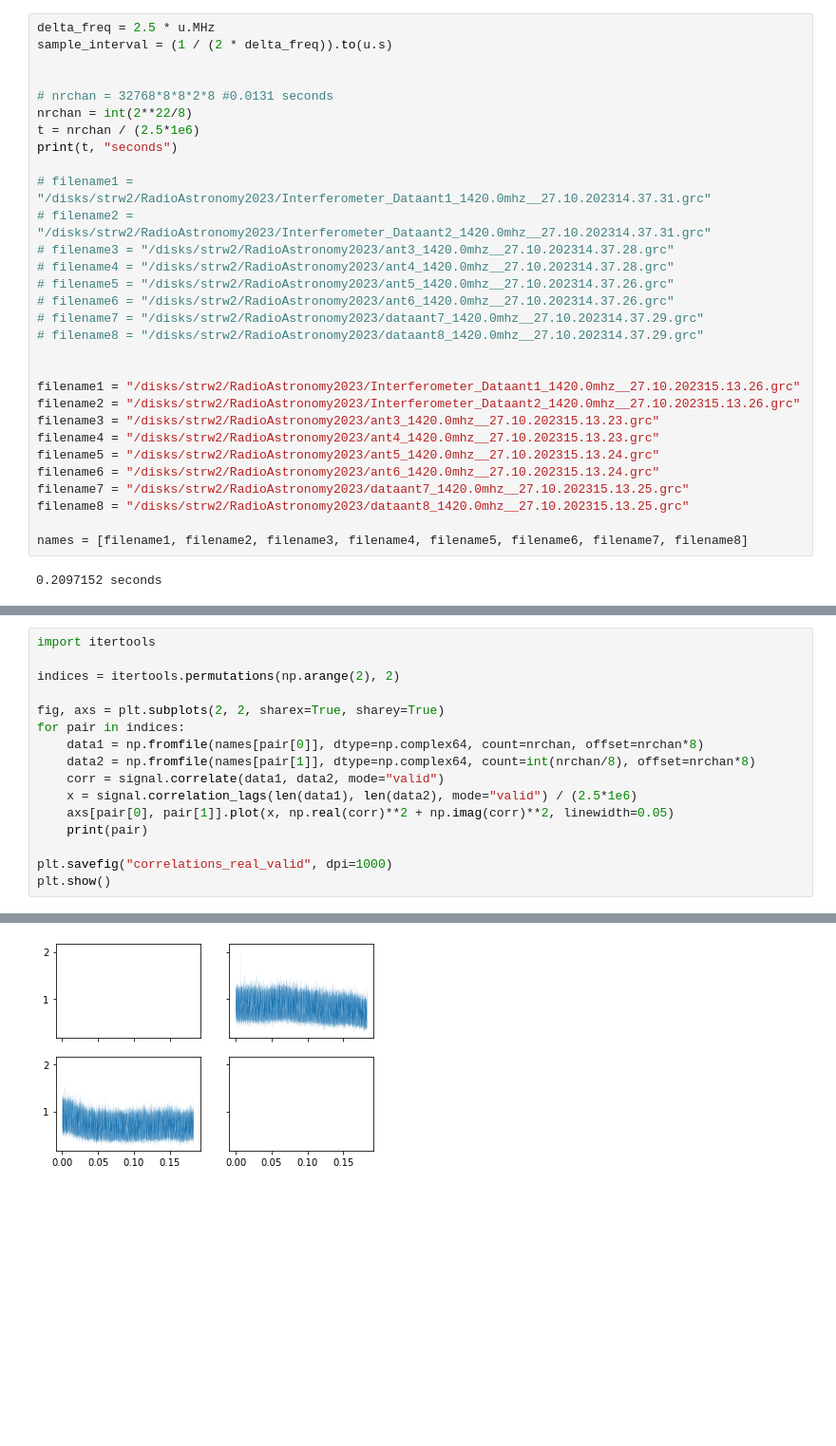
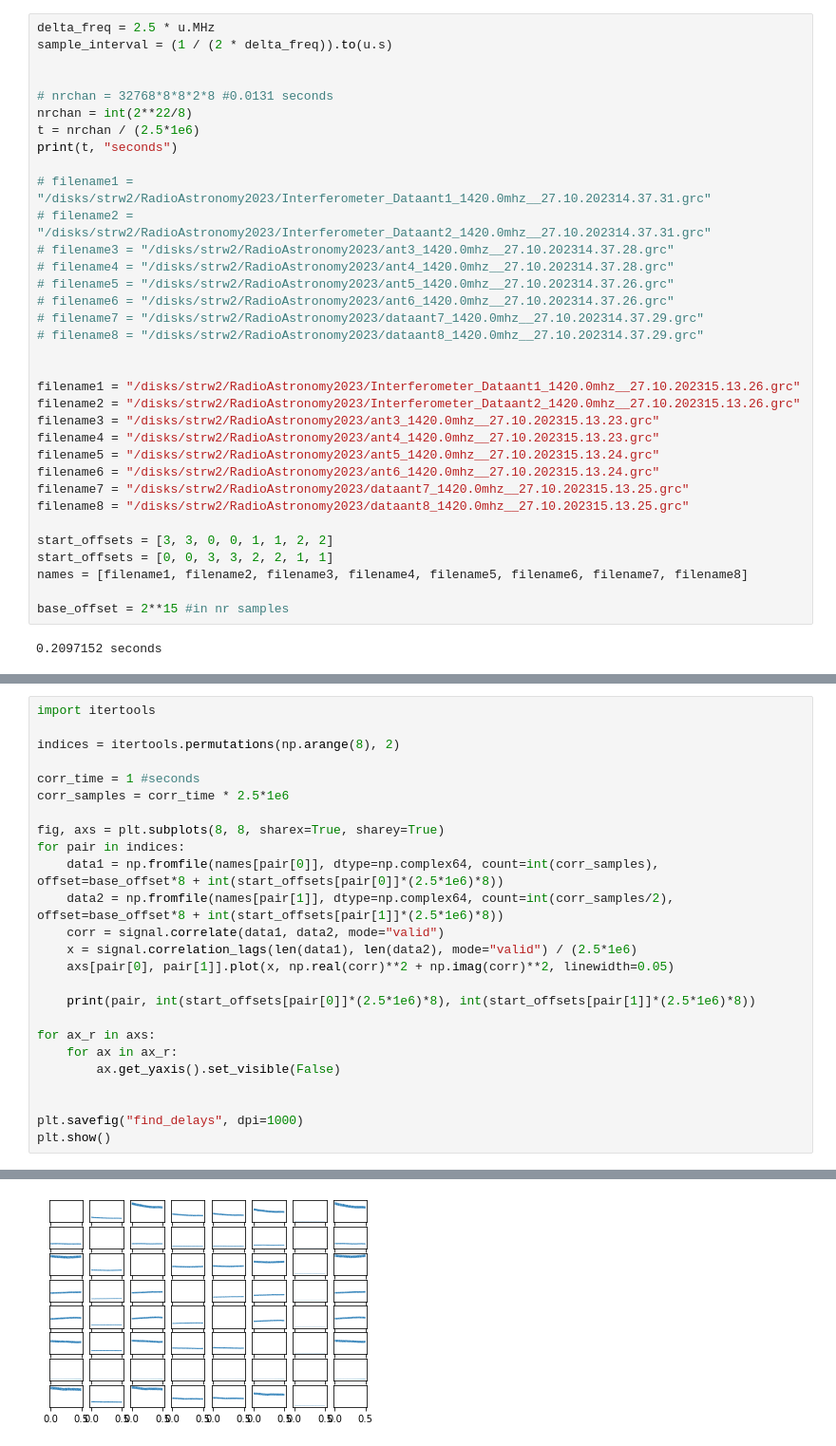
Before and after one commit to woutervantol/RadioAstronomyInterferometerAnalysis, a Jupyter notebook: test.ipynb, the cells around one changed output, grey strips where cells are left out. Shown at 95% size. Cells and saved outputs as stored; diff of their text form; blank space fills up the shorter version.

```diff
--- a/test.ipynb
+++ b/test.ipynb
@@ -201,6 +293,10 @@ filename6 = "/disks/strw2/RadioAstronomy2023/ant6_1420.0mhz__27.10.202315.13.24.
 filename7 = "/disks/strw2/RadioAstronomy2023/dataant7_1420.0mhz__27.10.202315.13.25.grc"
 filename8 = "/disks/strw2/RadioAstronomy2023/dataant8_1420.0mhz__27.10.202315.13.25.grc"
 
+start_offsets = [3, 3, 0, 0, 1, 1, 2, 2]
+start_offsets = [0, 0, 3, 3, 2, 2, 1, 1]
 names = [filename1, filename2, filename3, filename4, filename5, filename6, filename7, filename8]
+
+base_offset = 2**15 #in nr samples
 # %% [output]
 0.2097152 seconds
@@ -244,17 +324,26 @@ for name in names[:2]:
 # %%
 import itertools
 
-indices = itertools.permutations(np.arange(2), 2)
+indices = itertools.permutations(np.arange(8), 2)
 
-fig, axs = plt.subplots(2, 2, sharex=True, sharey=True)
+corr_time = 1 #seconds
+corr_samples = corr_time * 2.5*1e6
+
+fig, axs = plt.subplots(8, 8, sharex=True, sharey=True)
 for pair in indices:
-    data1 = np.fromfile(names[pair[0]], dtype=np.complex64, count=nrchan, offset=nrchan*8)
-    data2 = np.fromfile(names[pair[1]], dtype=np.complex64, count=int(nrchan/8), offset=nrchan*8)
+    data1 = np.fromfile(names[pair[0]], dtype=np.complex64, count=int(corr_samples), offset=base_offset*8 + int(start_offsets[pair[0]]*(2.5*1e6)*8))
+    data2 = np.fromfile(names[pair[1]], dtype=np.complex64, count=int(corr_samples/2), offset=base_offset*8 + int(start_offsets[pair[1]]*(2.5*1e6)*8))
     corr = signal.correlate(data1, data2, mode="valid")
     x = signal.correlation_lags(len(data1), len(data2), mode="valid") / (2.5*1e6)
     axs[pair[0], pair[1]].plot(x, np.real(corr)**2 + np.imag(corr)**2, linewidth=0.05)
-    print(pair)
 
-plt.savefig("correlations_real_valid", dpi=1000)
+    print(pair, int(start_offsets[pair[0]]*(2.5*1e6)*8), int(start_offsets[pair[1]]*(2.5*1e6)*8))
+
+for ax_r in axs:
+    for ax in ax_r:
+        ax.get_yaxis().set_visible(False)
+
+
+plt.savefig("find_delays", dpi=1000)
 plt.show()
 # %% [output]
@@ -263 +367 @@ plt.show()
-[figure, old version]
+[figure, new version]
```
Also changed, not shown: parts of 17 cells of this notebook.
